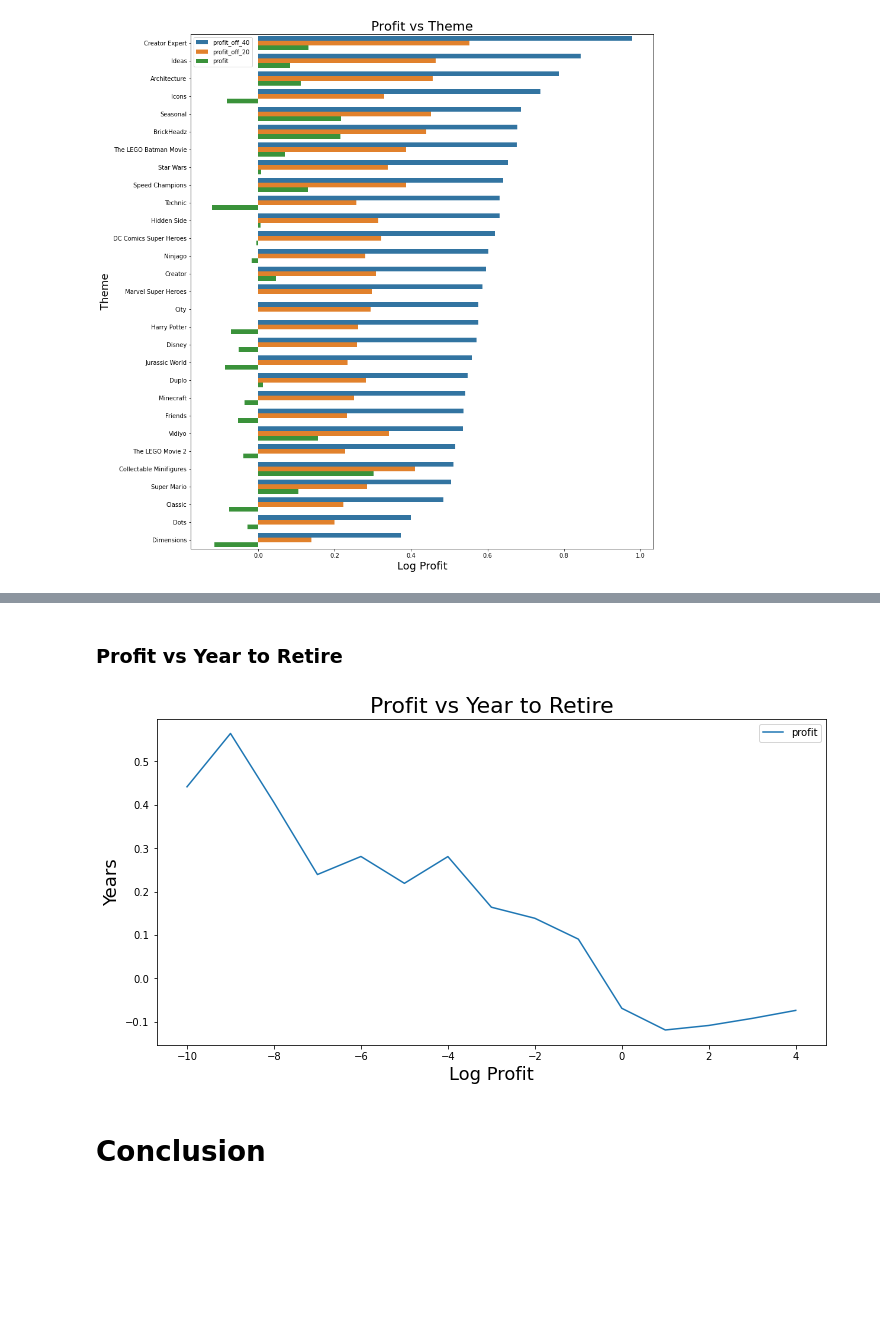
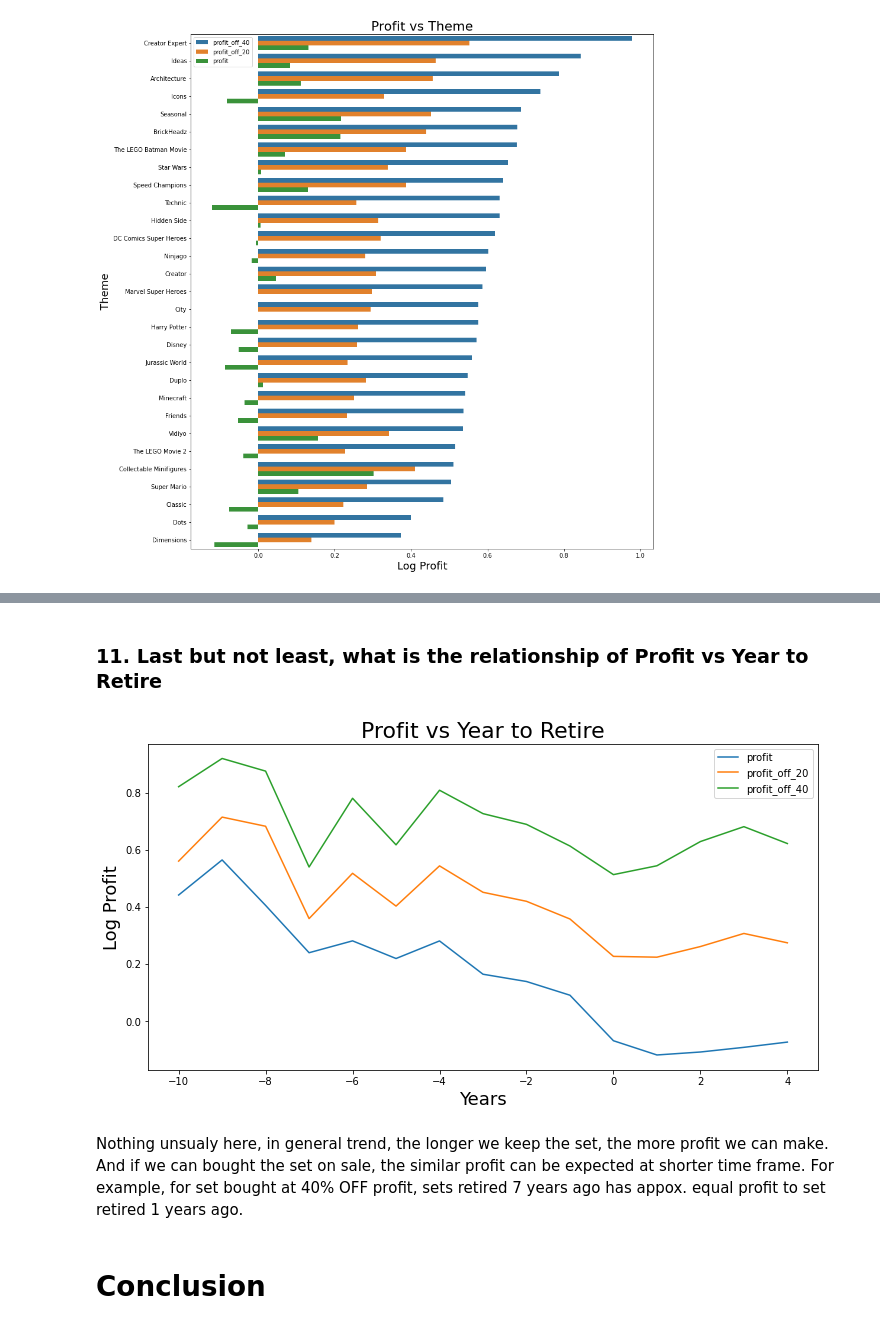
Before and after one commit to onguyenquanghuy/lego_resale_price_prediction, a Jupyter notebook: lego_resale_price_prediction.ipynb, the cells around one changed output, grey strips where cells are left out. Saved outputs shown, nothing was run; the diff lists cells and outputs as text; code cells hidden in the pictures; blank space fills up the shorter version.

```diff
--- a/lego_resale_price_prediction.ipynb
+++ b/lego_resale_price_prediction.ipynb
@@ -424,15 +438,17 @@ plt.show()
 # %% [markdown]
-### Profit vs Year to Retire
+### 11. Last but not least, what is the relationship of Profit vs Year to Retire
 # %%
 fig = df.groupby(['year_to_retire'])['profit'].median().plot(figsize = (12,6))
-# df.groupby(['year_to_retire'])['profit_off_20'].median().plot()
-# df.groupby(['year_to_retire'])['profit_off_40'].median().plot()
+df.groupby(['year_to_retire'])['profit_off_20'].median().plot()
+df.groupby(['year_to_retire'])['profit_off_40'].median().plot()
 plt.legend()
-plt.ylabel('Years', size = 18)
-plt.xlabel('Log Profit', size = 18)
+plt.xlabel('Years', size = 18)
+plt.ylabel('Log Profit', size = 18)
 plt.title('Profit vs Year to Retire', size = 22)
 plt.show()
 # %% [output]
-[figure, old version]
+[figure, new version]
+# %% [markdown]
+Nothing unsualy here, in general trend, the longer we keep the set, the more profit we can make. And if we can bought the set on sale, the similar profit can be expected at shorter time frame. For example, for set bought at 40% OFF profit, sets retired 7 years ago has appox. equal profit to set retired 1 years ago.
 # %% [markdown]
 # Conclusion
```
Also changed, not shown: parts of 25 cells of this notebook.
